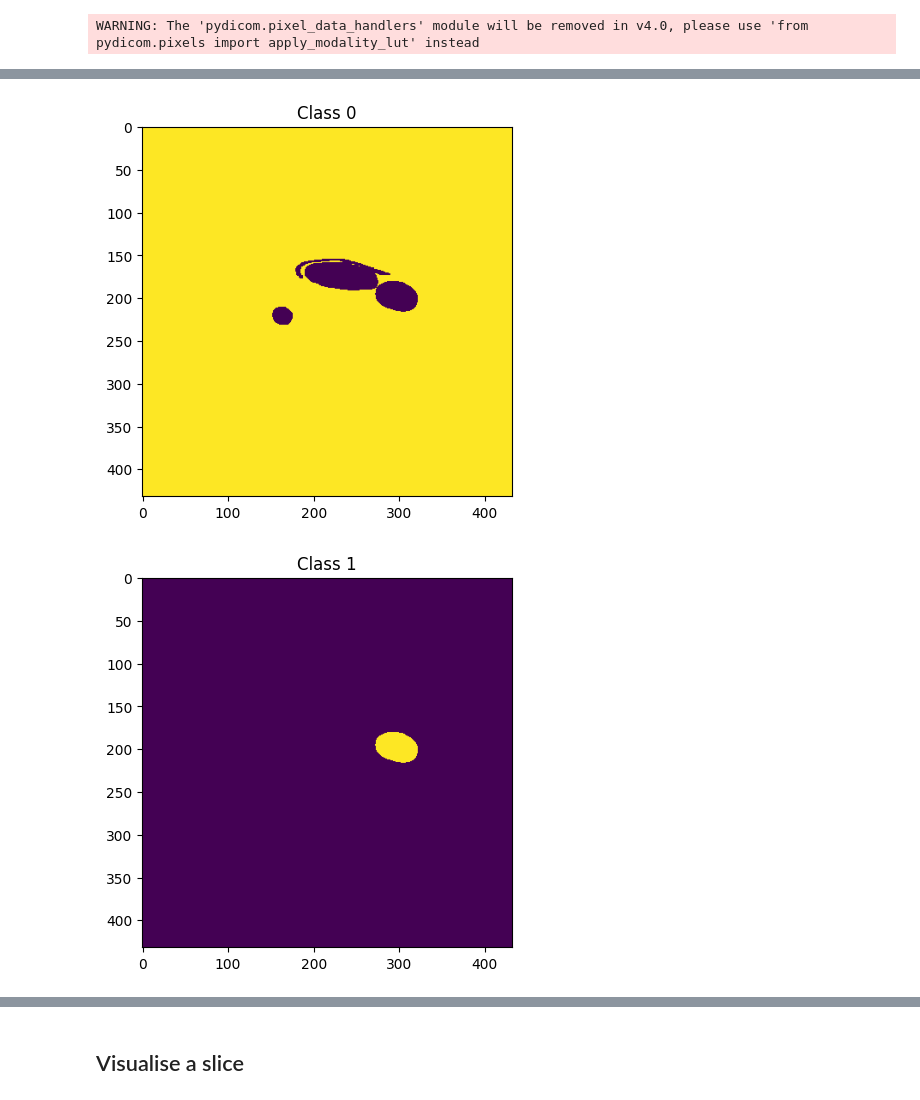
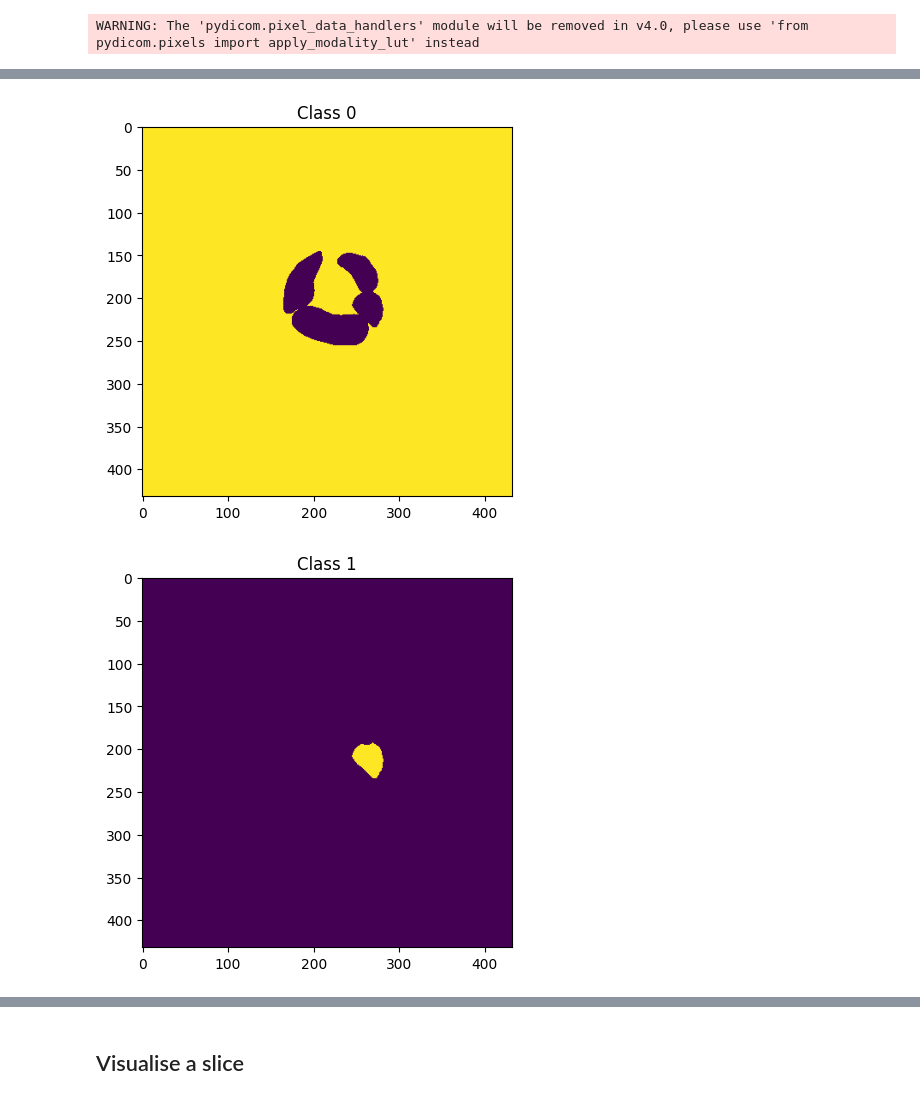
Before and after one commit to Josephgggg/heart_segmentation, a Jupyter notebook: unet_applied.ipynb, the cells around one changed output, grey strips where cells are left out. Cells and saved outputs as stored; diff of their text form; code cells hidden in the pictures.

```diff
--- a/unet_applied.ipynb
+++ b/unet_applied.ipynb
@@ -96,12 +112,12 @@ INFO: Unique mask values: [0.0, 1.0, 2.0, 3.0, 4.0, 5.0]
 # %%
 import matplotlib.pyplot as plt
-sample = dataset[0]  # or any index where fat is visible
+sample = dataset[50]  # or any index where fat is visible
 mask = sample['mask']
 for c in dataset.mask_values:
     plt.figure()
     plt.imshow(mask == int(c))
     plt.title(f'Class {int(c)}')
     plt.show()
 # %% [output]
-[figure, old version]
+[figure, new version]
-[figure, old version]
+[figure, new version]
```
Also changed, not shown: parts of 14 cells of this notebook, 2 other files.
